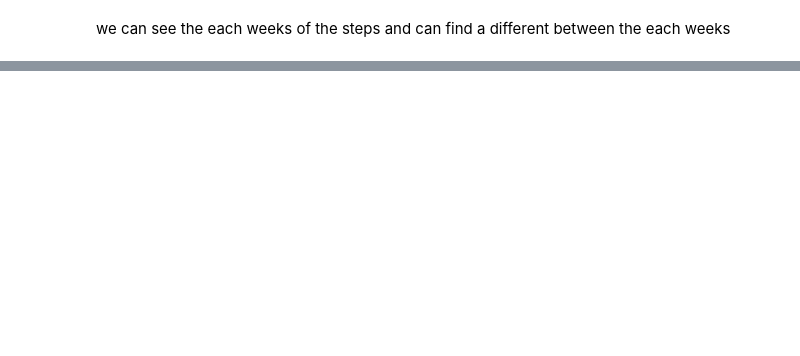
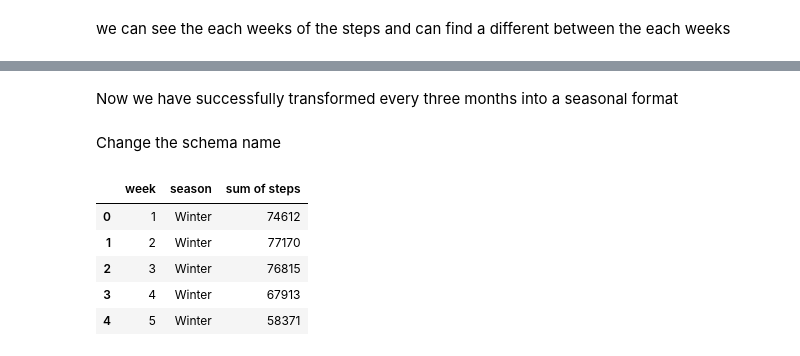
Before and after one commit to KuaiYu715/Steps-Counts-Analysis, a Jupyter notebook: Group data exploration/WEEK08-PENGYU LIU TPP08 for dataset 1.ipynb, the cells around one changed output, grey strips where cells are left out. Saved outputs shown, nothing was run; the diff lists cells and outputs as text; code cells hidden in the pictures; blank space fills up the shorter version.

```diff
--- a/Group data exploration/WEEK08-PENGYU LIU TPP08 for dataset 1.ipynb
+++ b/Group data exploration/WEEK08-PENGYU LIU TPP08 for dataset 1.ipynb
@@ -105,0 +112,2 @@ fig.show()
+# %%
+gb_month = weaksum.groupby([weaksum['Start'].dt.isocalendar().week, weaksum['Start'].dt.month]).mean().rename_axis(['week', 'month']).reset_index()
@@ -105,0 +163,4 @@ fig.show()
+# %% [markdown]
+Now we have successfully transformed every three months into a seasonal format
+# %% [markdown]
+Change the schema name
@@ -105,0 +170,9 @@ fig.show()
+# %%
+season.head()
+# %% [output]
+|  | week | season | sum of steps |
+| 0 | 1 | Winter | 74612 |
+| 1 | 2 | Winter | 77170 |
+| 2 | 3 | Winter | 76815 |
+| 3 | 4 | Winter | 67913 |
+| 4 | 5 | Winter | 58371 |
```
Also changed, not shown: parts of 15 cells of this notebook, 1 other file.
